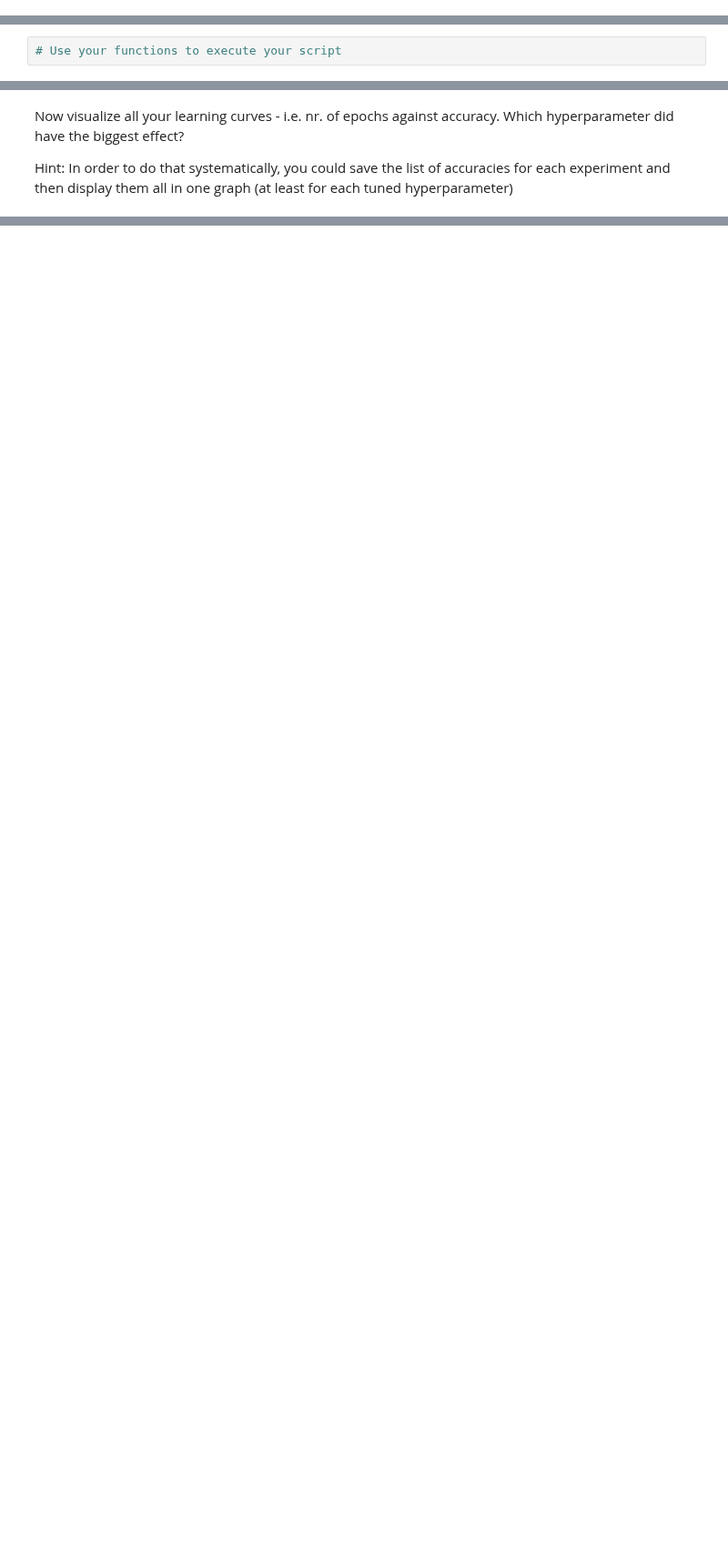
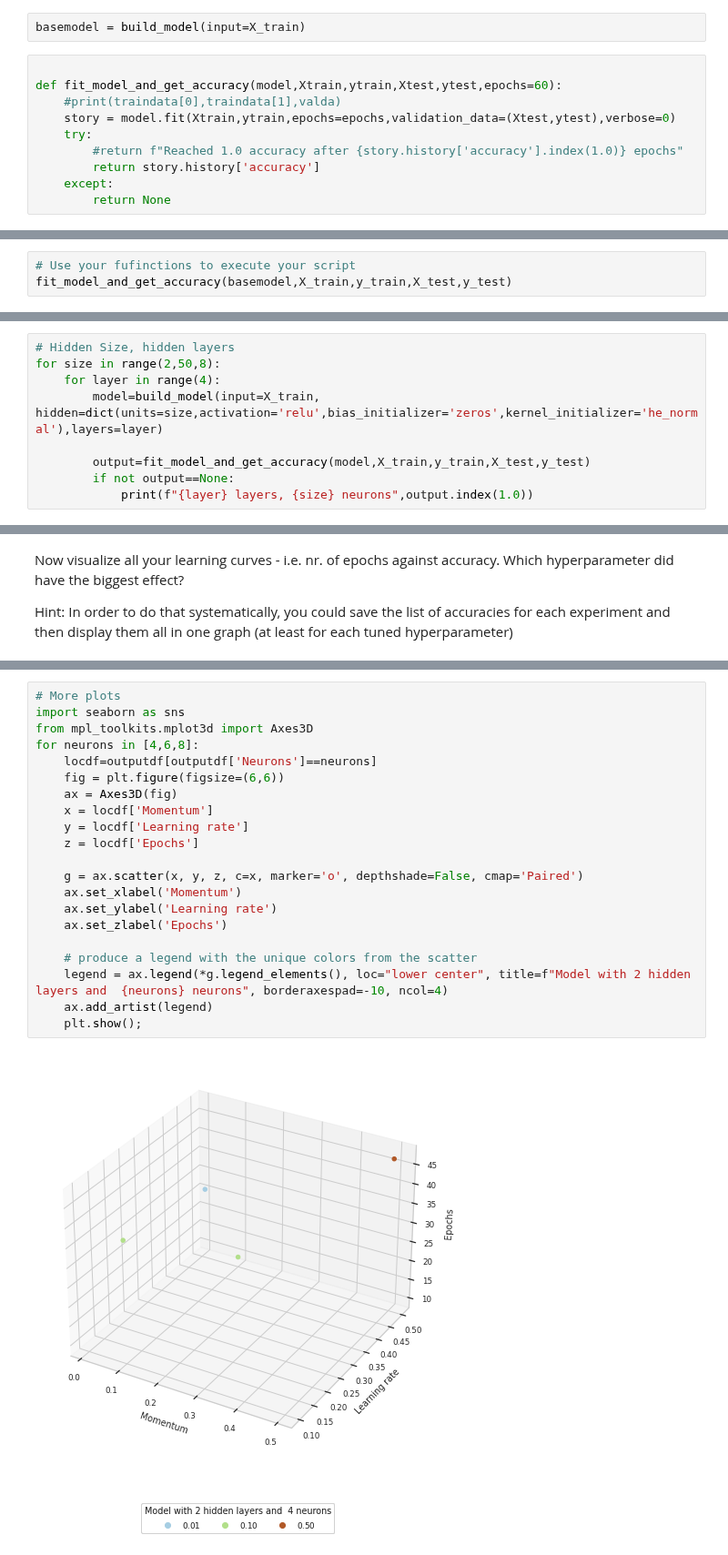
Before and after one commit to mlukan/GDA3B2021, a Jupyter notebook: NN/Quest_Parameters_tuning.ipynb, the cells around one changed output, grey strips where cells are left out. Shown at 91% size. Saved outputs shown, nothing was run; the diff lists cells and outputs as text; blank space fills up the shorter version.

```diff
--- a/NN/Quest_Parameters_tuning.ipynb
+++ b/NN/Quest_Parameters_tuning.ipynb
@@ -144,7 +155,20 @@ def fit_model_and_get_accuracy(model, epochs=60, epoch_log_step=20):
+# %%
+basemodel = build_model(input=X_train)
+# %%
+
+def fit_model_and_get_accuracy(model,Xtrain,ytrain,Xtest,ytest,epochs=60):
+    #print(traindata[0],traindata[1],valda)
+    story = model.fit(Xtrain,ytrain,epochs=epochs,validation_data=(Xtest,ytest),verbose=0)
+    try:
+        #return f"Reached 1.0 accuracy after {story.history['accuracy'].index(1.0)} epochs"
+        return story.history['accuracy']
+    except:
+        return None
 # %% [markdown]
 ## First Simple Reference Model (hidden_shape = 2, hidden_size = 1)
 # %%
-# Use your functions to execute your script
+# Use your fufinctions to execute your script
+fit_model_and_get_accuracy(basemodel,X_train,y_train,X_test,y_test)
 # %% [markdown]
 ## More complex models
 # %% [markdown]
@@ -174,0 +189,9 @@ For the eager ones: The weights are initialized randomly (within limits) - so if
+# %%
+# Hidden Size, hidden layers
+for size in range(2,50,8):
+    for layer in range(4):
+        model=build_model(input=X_train, hidden=dict(units=size,activation='relu',bias_initializer='zeros',kernel_initializer='he_normal'),layers=layer)
+
+        output=fit_model_and_get_accuracy(model,X_train,y_train,X_test,y_test)
+        if not output==None:
+            print(f"{layer} layers, {size} neurons",output.index(1.0))
@@ -184,0 +252,23 @@ Hint: In order to do that systematically, you could save the list of accuracies
+# %%
+# More plots
+import seaborn as sns
+from mpl_toolkits.mplot3d import Axes3D
+for neurons in [4,6,8]:
+    locdf=outputdf[outputdf['Neurons']==neurons]
+    fig = plt.figure(figsize=(6,6))
+    ax = Axes3D(fig)
+    x = locdf['Momentum']
+    y = locdf['Learning rate']
+    z = locdf['Epochs']
+
+    g = ax.scatter(x, y, z, c=x, marker='o', depthshade=False, cmap='Paired')
+    ax.set_xlabel('Momentum')
+    ax.set_ylabel('Learning rate')
+    ax.set_zlabel('Epochs')
+
+    # produce a legend with the unique colors from the scatter
+    legend = ax.legend(*g.legend_elements(), loc="lower center", title=f"Model with 2 hidden layers and  {neurons} neurons", borderaxespad=-10, ncol=4)
+    ax.add_artist(legend)
+    plt.show();
+# %% [output]
+[figure, added]
```
Also changed, not shown: parts of 20 cells of this notebook, 1 other file.
